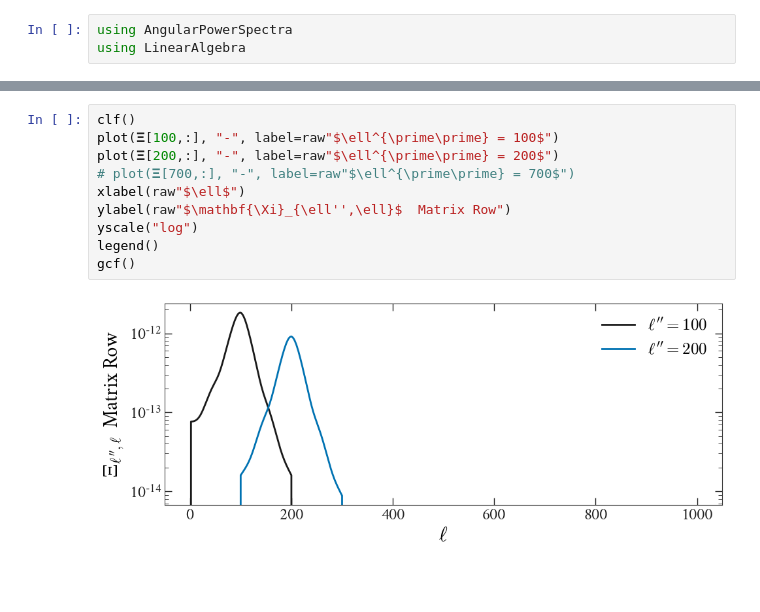
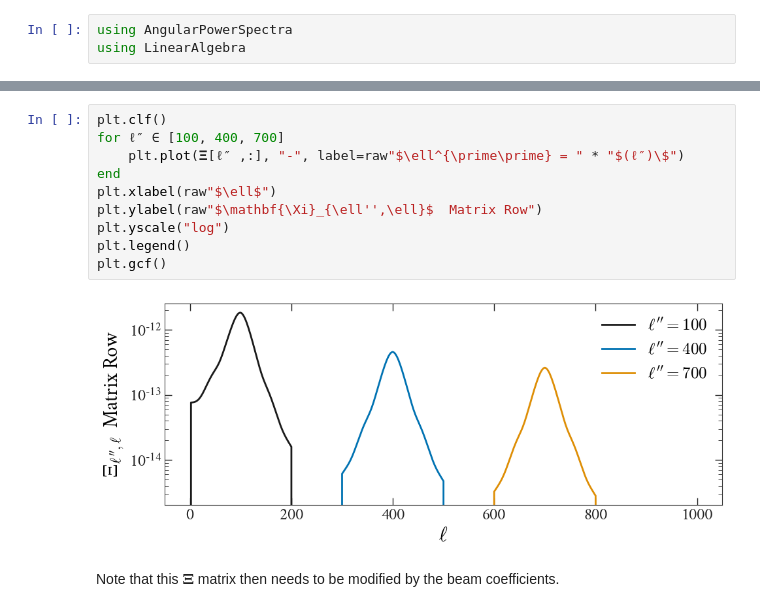
Before and after one commit to xzackli/PowerSpectra.jl, a Jupyter notebook: notebooks/QuickPol.ipynb, the cells around one changed output, grey strips where cells are left out. Cells and saved outputs as stored; diff of their text form; blank space fills up the shorter version.

```diff
--- a/notebooks/QuickPol.ipynb
+++ b/notebooks/QuickPol.ipynb
@@ -127,14 +126,16 @@ gcf()
 # %% [output]
 [figure]
 # %%
-clf()
-plot(𝚵[100,:], "-", label=raw"$\ell^{\prime\prime} = 100$")
-plot(𝚵[200,:], "-", label=raw"$\ell^{\prime\prime} = 200$")
-# plot(𝚵[700,:], "-", label=raw"$\ell^{\prime\prime} = 700$")
-xlabel(raw"$\ell$")
-ylabel(raw"$\mathbf{\Xi}_{\ell'',\ell}$  Matrix Row")
-yscale("log")
-legend()
-gcf()
+plt.clf()
+for ℓ″ ∈ [100, 400, 700]
+    plt.plot(𝚵[ℓ″ ,:], "-", label=raw"$\ell^{\prime\prime} = " * "$(ℓ″)\$")
+end
+plt.xlabel(raw"$\ell$")
+plt.ylabel(raw"$\mathbf{\Xi}_{\ell'',\ell}$  Matrix Row")
+plt.yscale("log")
+plt.legend()
+plt.gcf()
 # %% [output]
-[figure, old version]
+[figure, new version]
+# %% [markdown]
+Note that this $\mathbf{\Xi}$ matrix then needs to be modified by the beam coefficients.
```
Also changed, not shown: parts of 9 cells of this notebook, 1 other file.
